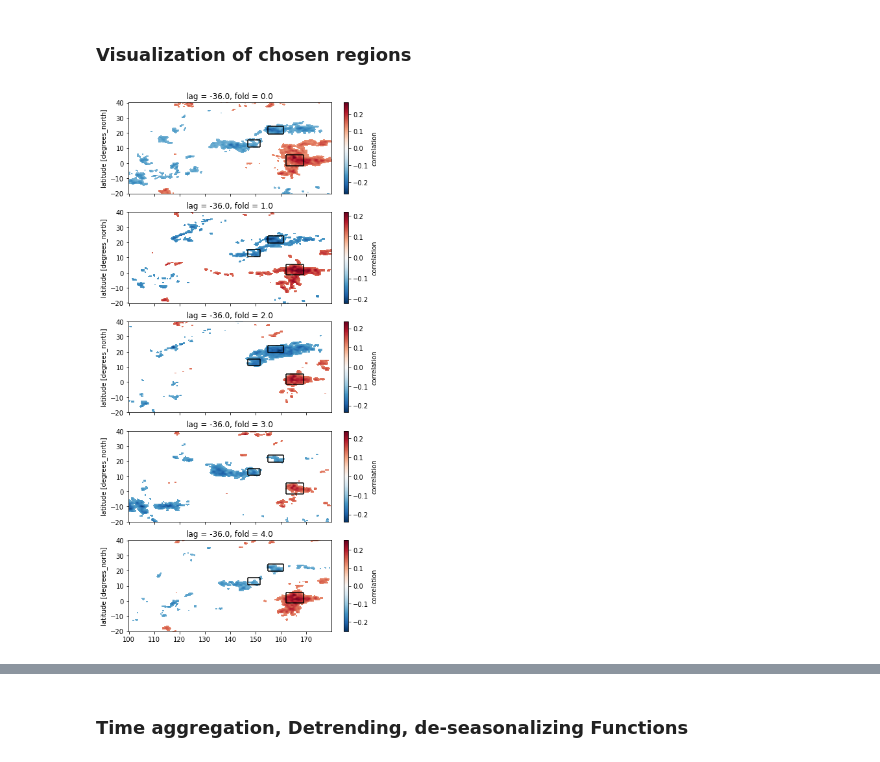
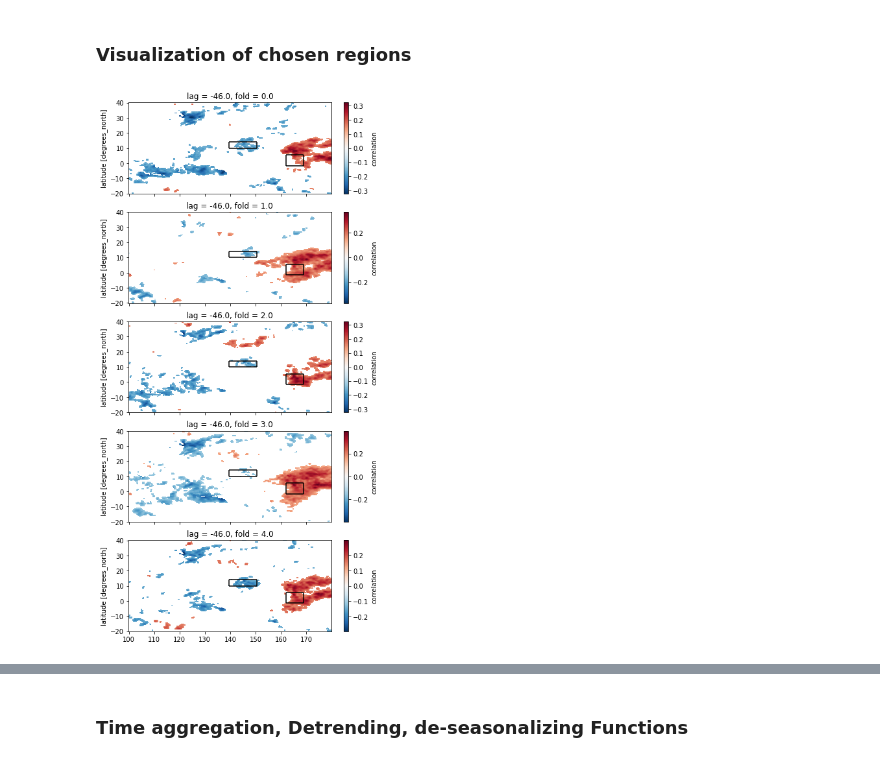
Before and after one commit to chiemvs/telegates, a Jupyter notebook: Explore.ipynb, the cells around one changed output, grey strips where cells are left out. Drawn from its saved outputs; the diff is of its cells as text; code cells hidden in the pictures.

Commit message:
Exploring extra version of sst index. Plotting timeseries in combination with pdo etc. Starting lagged enso compositing, fix symmetry.

```diff
--- a/Explore.ipynb
+++ b/Explore.ipynb
@@ -35,19 +36,23 @@ components = {'w':warm.copy(),'c1':cold1.copy(),'c2':cold2.copy()}
 # %% [markdown]
 ### Visualization of chosen regions
 # %%
-corrpattern = xr.open_dataset('/scistor/ivm/jsn295/paper2/clusters_cv_spearmanpar_varalpha_strict/sst_nhplus.21.corr.nc', decode_times = False)
+timeagg = 31
+separation = -15
+#corrpattern = xr.open_dataset(f'/scistor/ivm/jsn295/paper2/clusters_cv_spearmanpar_varalpha_strict/sst_nhplus.{timeagg}.corr.nc', decode_times = False)
+corrpattern = xr.open_dataset(f'/scistor/ivm/jsn295/paper4/analysis/parcor_notstrict_1990plus/sst_nhplus.{timeagg}.corr.nc', decode_times = False)
+whichregion = regions2.copy()
 # %%
 fig, axes = plt.subplots(nrows = 5, figsize = (7,15), sharex = True)
 for i in corrpattern.coords['fold']:
     ax = axes[int(i)]
-    field = corrpattern['correlation'].sel(fold = i, lag = -36)
+    field = corrpattern['correlation'].sel(fold = i, lag = -(abs(separation) + timeagg))
     field.sel(latitude = slice(-20,40), longitude = slice(100,180)).plot(ax = ax)
     ax.set_xlabel('')
-    for region in regions.index:
-        coords = regions.loc[region,:]
+    for region in whichregion.index:
+        coords = whichregion.loc[region,:]
         ax.hlines(y = coords['latrange'].start, xmin = coords['lonrange'].start, xmax = coords['lonrange'].stop)
         ax.hlines(y = coords['latrange'].stop, xmin = coords['lonrange'].start, xmax = coords['lonrange'].stop)
         ax.vlines(x = coords['lonrange'].start, ymin = coords['latrange'].start, ymax = coords['latrange'].stop)
         ax.vlines(x = coords['lonrange'].stop, ymin = coords['latrange'].start, ymax = coords['latrange'].stop)
 # %% [output]
-[figure, old version]
+[figure, new version]
```
Also changed, not shown: parts of 29 cells of this notebook, 2 other files.
